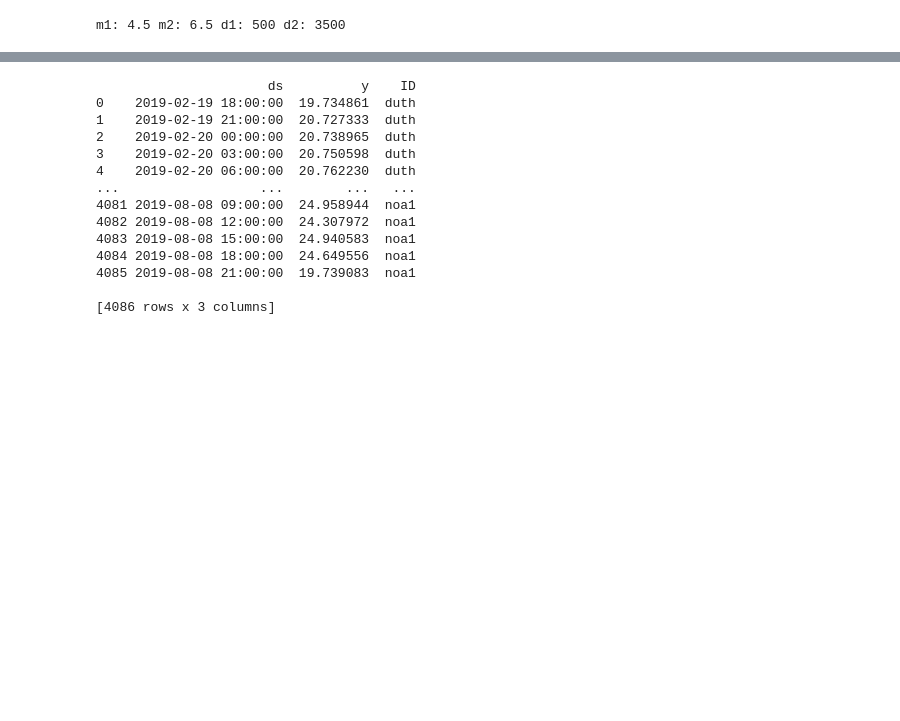
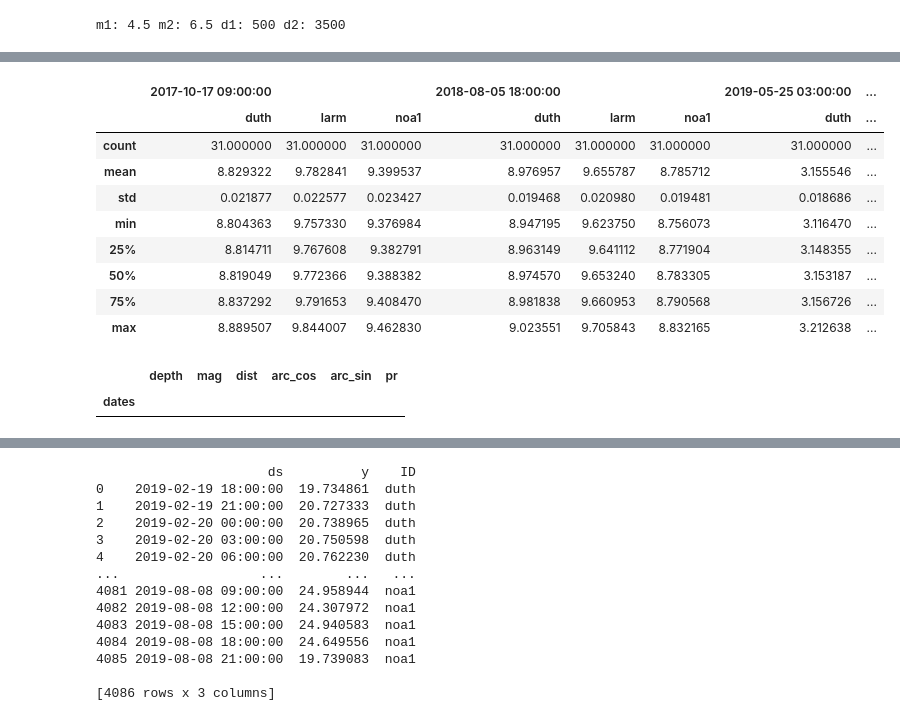
Before and after one commit to carloscanodomingo/NeuralProphetEQ, a Jupyter notebook: testing_EQ.ipynb, the cells around one changed output, grey strips where cells are left out. Cells and saved outputs as stored; diff of their text form; code cells hidden in the pictures; blank space fills up the shorter version.

```diff
--- a/testing_EQ.ipynb
+++ b/testing_EQ.ipynb
@@ -412,0 +240,13 @@ ValueError: Length mismatch: Expected axis has 2 elements, new values have 3 ele
+# %%
+df
+# %% [output]
+|  | 2017-10-17 09:00:00 |  |  | 2018-08-05 18:00:00 |  |  | 2019-05-25 03:00:00 | ... |
+|  | duth | larm | noa1 | duth | larm | noa1 | duth | ... |
+| count | 31.000000 | 31.000000 | 31.000000 | 31.000000 | 31.000000 | 31.000000 | 31.000000 | ... |
+| mean | 8.829322 | 9.782841 | 9.399537 | 8.976957 | 9.655787 | 8.785712 | 3.155546 | ... |
+| std | 0.021877 | 0.022577 | 0.023427 | 0.019468 | 0.020980 | 0.019481 | 0.018686 | ... |
+| min | 8.804363 | 9.757330 | 9.376984 | 8.947195 | 9.623750 | 8.756073 | 3.116470 | ... |
+| 25% | 8.814711 | 9.767608 | 9.382791 | 8.963149 | 9.641112 | 8.771904 | 3.148355 | ... |
+| 50% | 8.819049 | 9.772366 | 9.388382 | 8.974570 | 9.653240 | 8.783305 | 3.153187 | ... |
+| 75% | 8.837292 | 9.791653 | 9.408470 | 8.981838 | 9.660953 | 8.790568 | 3.156726 | ... |
+| max | 8.889507 | 9.844007 | 9.462830 | 9.023551 | 9.705843 | 8.832165 | 3.212638 | ... |
@@ -412,0 +255,5 @@ ValueError: Length mismatch: Expected axis has 2 elements, new values have 3 ele
+# %%
+df_events.iloc[(df_events.index > df.keys()[4][0] - timedelta(0)) & (df_events.index < df.keys()[4][0] + timedelta(2))].sort_values("pr", ascending = False).head()
+# %% [output]
+|  | depth | mag | dist | arc_cos | arc_sin | pr |
+| dates |  |  |  |  |  |  |
```
Also changed, not shown: parts of 30 cells of this notebook, 8 other files.
